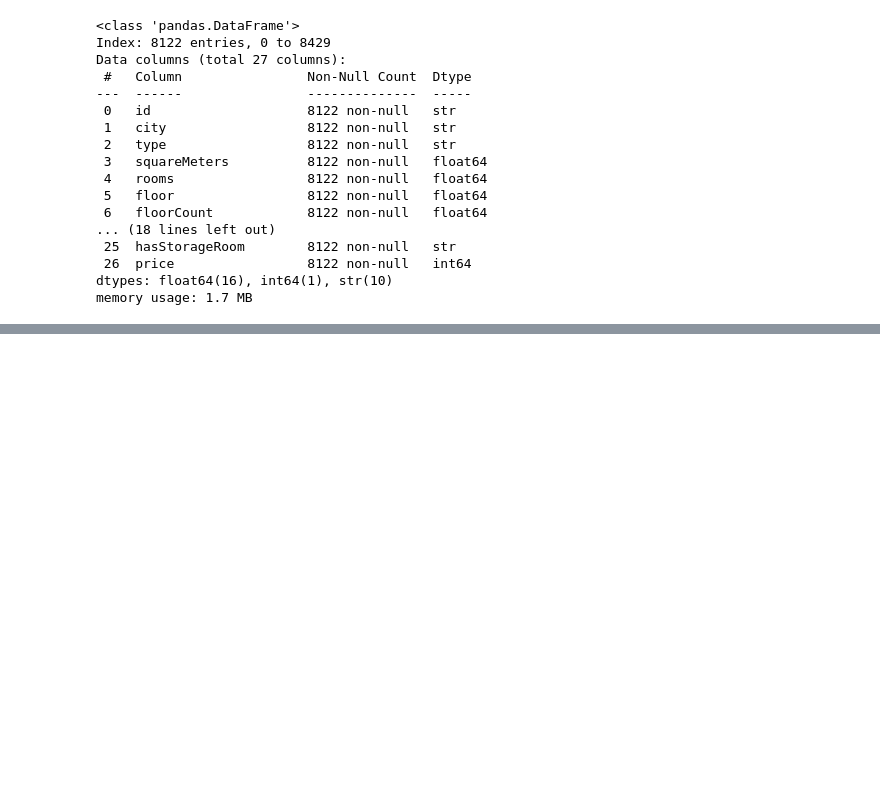
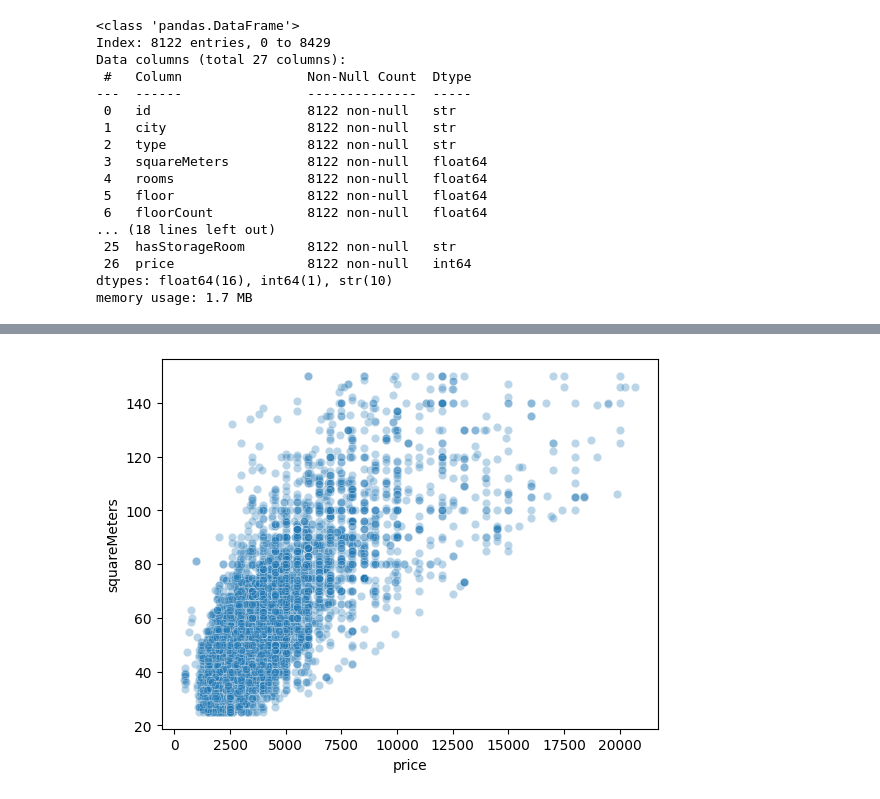
Before and after one commit to annagrajkowska/Projekt-Analiza-i-wizualizacja-danych-Python, a Jupyter notebook: Analiza.ipynb, the cells around one changed output, grey strips where cells are left out. Cells and saved outputs as stored; diff of their text form; code cells hidden in the pictures; blank space fills up the shorter version.

```diff
--- a/Analiza.ipynb
+++ b/Analiza.ipynb
@@ -190,0 +175,4 @@ Typ budynku: True
+# %%
+sns.scatterplot(data = df_cleaned, x = 'price', y = 'squareMeters', alpha = .3);
+# %% [output]
+[figure, added]
```
Also changed, not shown: parts of 8 cells of this notebook.
